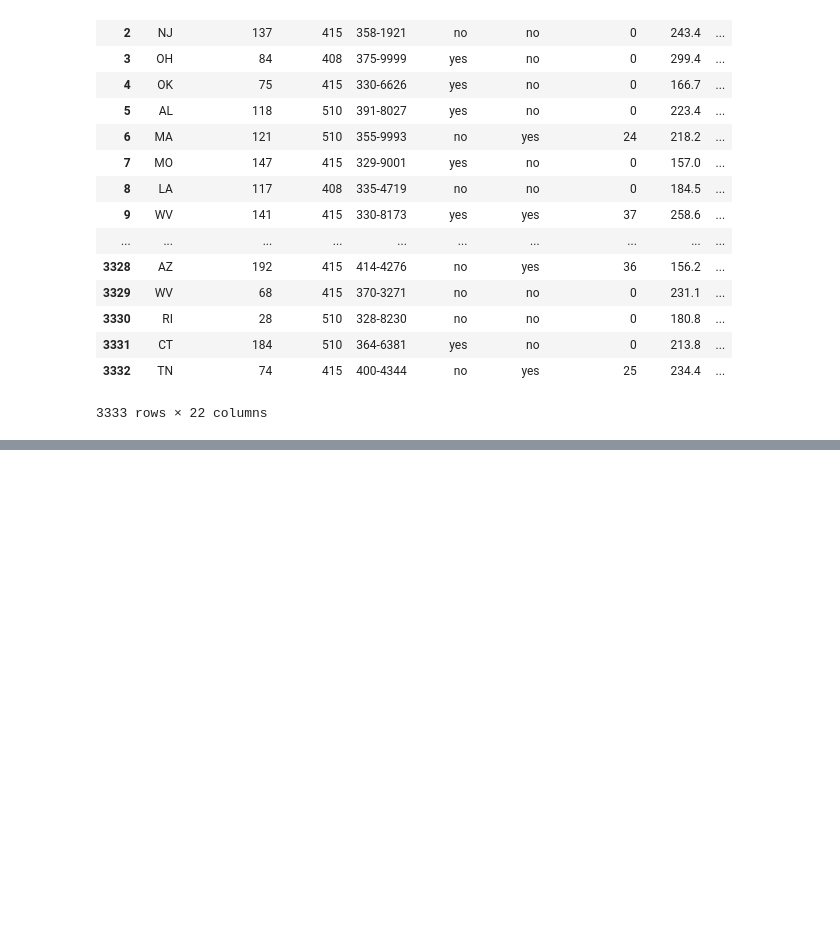
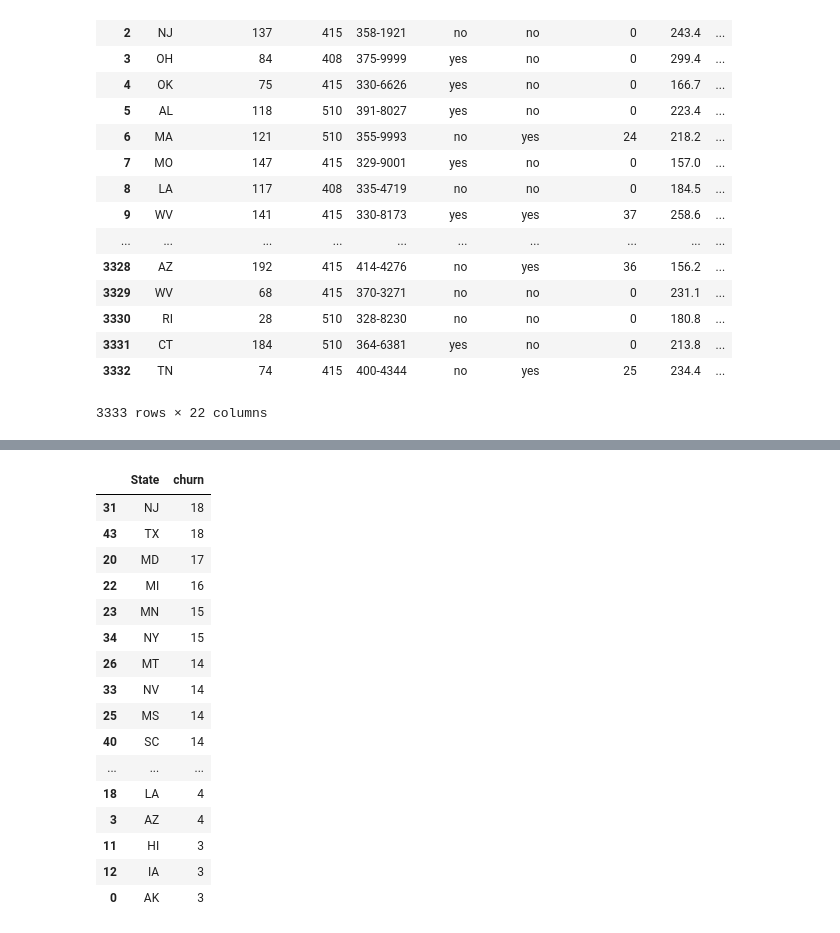
Before and after one commit to ktym1/3250_project, a Jupyter notebook: 20180723 - Group_project.ipynb, the cells around one changed output, grey strips where cells are left out. Drawn from its saved outputs; the diff is of its cells as text; code cells hidden in the pictures; blank space fills up the shorter version.

```diff
--- a/20180723 - Group_project.ipynb
+++ b/20180723 - Group_project.ipynb
@@ -82,0 +104,21 @@ churn_df
+# %%
+state_df.sort_values(by=['churn'], ascending=False)
+#doesn't look like there is a relationship between state and # of people who churned
+# %% [output]
+|  | State | churn |
+| 31 | NJ | 18 |
+| 43 | TX | 18 |
+| 20 | MD | 17 |
+| 22 | MI | 16 |
+| 23 | MN | 15 |
+| 34 | NY | 15 |
+| 26 | MT | 14 |
+| 33 | NV | 14 |
+| 25 | MS | 14 |
+| 40 | SC | 14 |
+| ... | ... | ... |
+| 18 | LA | 4 |
+| 3 | AZ | 4 |
+| 11 | HI | 3 |
+| 12 | IA | 3 |
+| 0 | AK | 3 |
```
Also changed, not shown: parts of 1 cell of this notebook.
